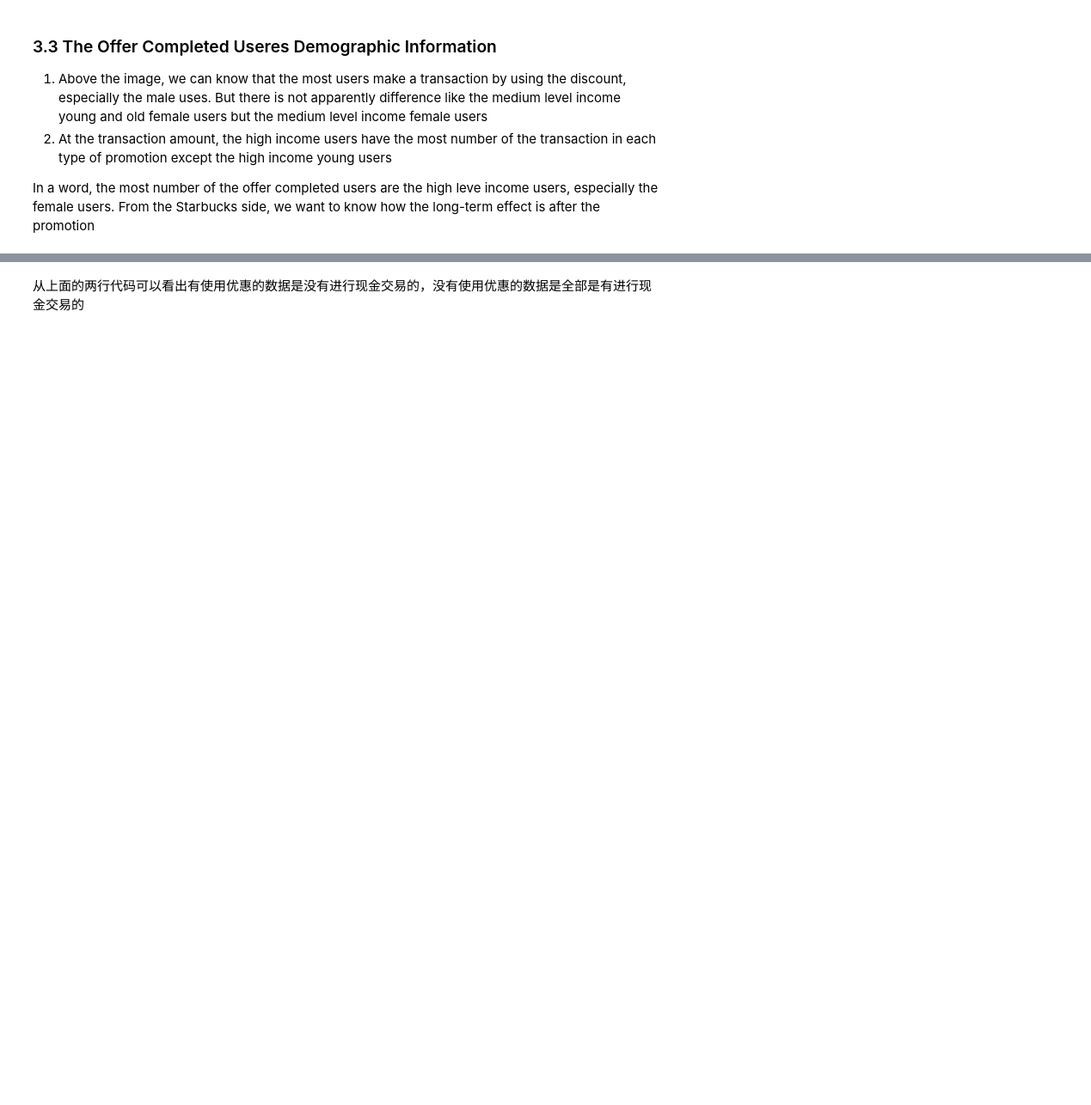
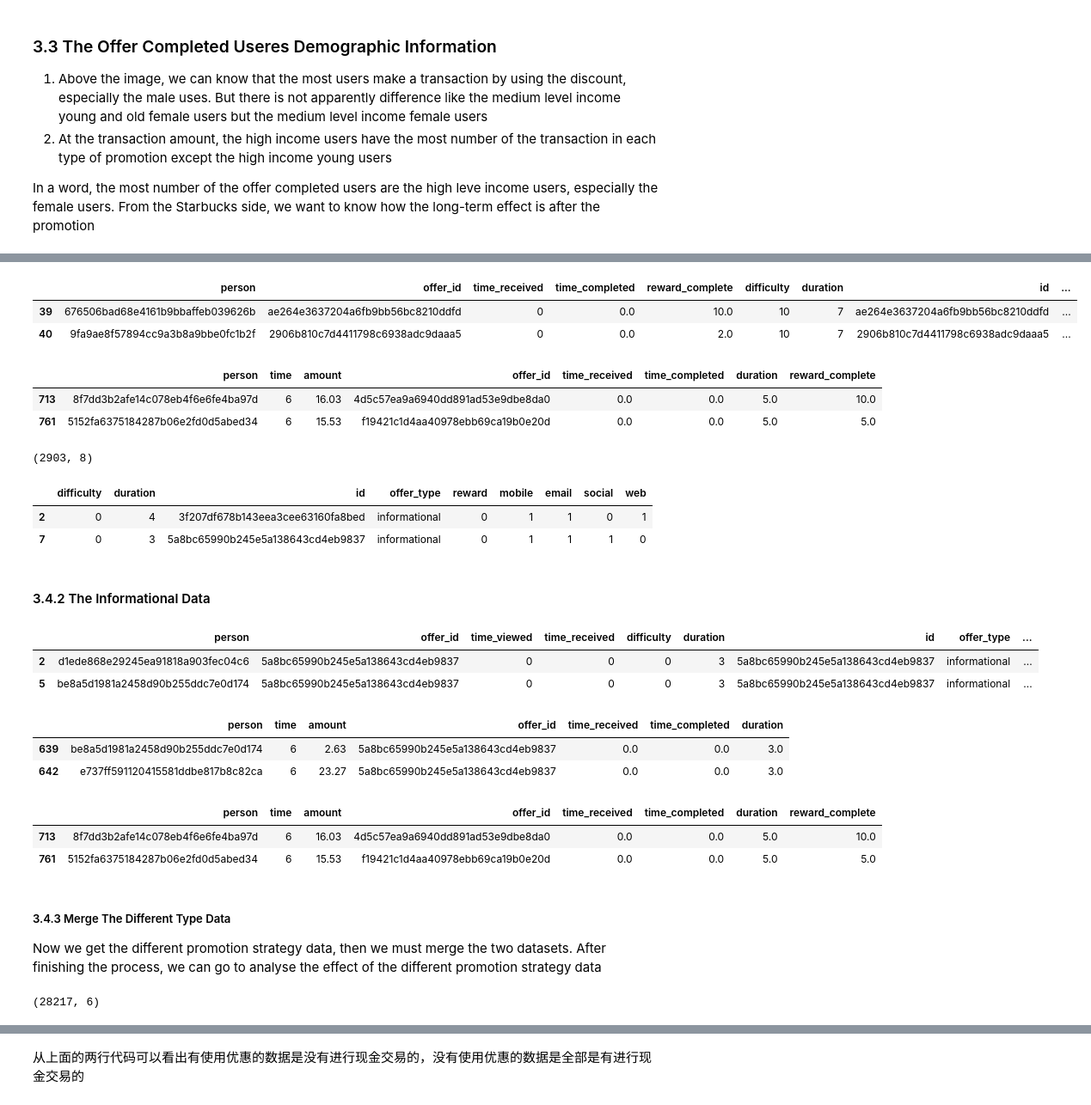
Before and after one commit to ZenRay/StarbucksReport, a Jupyter notebook: Starbucks_Capstone_notebook.ipynb, the cells around one changed output, grey strips where cells are left out. Shown at 86% size. Drawn from its saved outputs; the diff is of its cells as text; code cells hidden in the pictures; blank space fills up the shorter version.

```diff
--- a/Starbucks_Capstone_notebook.ipynb
+++ b/Starbucks_Capstone_notebook.ipynb
@@ -562,0 +597,25 @@ In a word, the most number of the offer completed users are the high leve income
+# %%
+# get the offer_compeletion
+all_offer = pd.merge(
+    transcript.loc[transcript.event == "offer_received", ["person", "offer_id", "time"]],
+    transcript.loc[transcript.event == "offer_completed", ["person", "offer_id", "time", "reward"]],
+    how="left", on=["person", "offer_id"], suffixes=("_received", "_completed")
+)
+
+
+all_offer = all_offer.merge(
+    portfolio, how="left", left_on="offer_id", right_on="id", suffixes=("_complete", "_offer")
+)
+
+# clean the data value about the informational data, just keep the values BOGO | discount data
+offer_completion = all_offer.loc[(all_offer.offer_type != "informational")]
+# %%
+# filter the value with the validate offer duration
+offer_completion = offer_completion.loc[offer_completion.apply(
+            lambda x: 0 <= x["time_completed"] - x["time_received"] <= x["duration"], axis=1)]
+# %%
+offer_completion.head(2)
+# %% [output]
+|  | person | offer_id | time_received | time_completed | reward_complete | difficulty | duration | id | ... |
+| 39 | 676506bad68e4161b9bbaffeb039626b | ae264e3637204a6fb9bb56bc8210ddfd | 0 | 0.0 | 10.0 | 10 | 7 | ae264e3637204a6fb9bb56bc8210ddfd | ... |
+| 40 | 9fa9ae8f57894cc9a3b8a9bbe0fc1b2f | 2906b810c7d4411798c6938adc9daaa5 | 0 | 0.0 | 2.0 | 10 | 7 | 2906b810c7d4411798c6938adc9daaa5 | ... |
@@ -562,0 +634,18 @@ In a word, the most number of the offer completed users are the high leve income
+# %%
+after_offer.head(2)
+# %% [output]
+|  | person | time | amount | offer_id | time_received | time_completed | duration | reward_complete |
+| 713 | 8f7dd3b2afe14c078eb4f6e6fe4ba97d | 6 | 16.03 | 4d5c57ea9a6940dd891ad53e9dbe8da0 | 0.0 | 0.0 | 5.0 | 10.0 |
+| 761 | 5152fa6375184287b06e2fd0d5abed34 | 6 | 15.53 | f19421c1d4aa40978ebb69ca19b0e20d | 0.0 | 0.0 | 5.0 | 5.0 |
+# %%
+after_offer.person.nunique(), after_offer.offer_id.nunique()
+# %% [output]
+(2903, 8)
+# %%
+portfolio[~portfolio.id.isin(after_offer.offer_id.unique())]
+# %% [output]
+|  | difficulty | duration | id | offer_type | reward | mobile | email | social | web |
+| 2 | 0 | 4 | 3f207df678b143eea3cee63160fa8bed | informational | 0 | 1 | 1 | 0 | 1 |
+| 7 | 0 | 3 | 5a8bc65990b245e5a138643cd4eb9837 | informational | 0 | 1 | 1 | 1 | 0 |
+# %% [markdown]
+#### 3.4.2 The Informational Data
@@ -562,0 +668,6 @@ In a word, the most number of the offer completed users are the high leve income
+# %%
+info_completion.head(2)
+# %% [output]
+|  | person | offer_id | time_viewed | time_received | difficulty | duration | id | offer_type | ... |
+| 2 | d1ede868e29245ea91818a903fec04c6 | 5a8bc65990b245e5a138643cd4eb9837 | 0 | 0 | 0 | 3 | 5a8bc65990b245e5a138643cd4eb9837 | informational | ... |
+| 5 | be8a5d1981a2458d90b255ddc7e0d174 | 5a8bc65990b245e5a138643cd4eb9837 | 0 | 0 | 0 | 3 | 5a8bc65990b245e5a138643cd4eb9837 | informational | ... |
@@ -562,0 +688,15 @@ In a word, the most number of the offer completed users are the high leve income
+# %%
+after_info.head(2)
+# %% [output]
+|  | person | time | amount | offer_id | time_received | time_completed | duration |
+| 639 | be8a5d1981a2458d90b255ddc7e0d174 | 6 | 2.63 | 5a8bc65990b245e5a138643cd4eb9837 | 0.0 | 0.0 | 3.0 |
+| 642 | e737ff591120415581ddbe817b8c82ca | 6 | 23.27 | 5a8bc65990b245e5a138643cd4eb9837 | 0.0 | 0.0 | 3.0 |
+# %%
+after_offer.head(2)
+# %% [output]
+|  | person | time | amount | offer_id | time_received | time_completed | duration | reward_complete |
+| 713 | 8f7dd3b2afe14c078eb4f6e6fe4ba97d | 6 | 16.03 | 4d5c57ea9a6940dd891ad53e9dbe8da0 | 0.0 | 0.0 | 5.0 | 10.0 |
+| 761 | 5152fa6375184287b06e2fd0d5abed34 | 6 | 15.53 | f19421c1d4aa40978ebb69ca19b0e20d | 0.0 | 0.0 | 5.0 | 5.0 |
+# %% [markdown]
+##### 3.4.3 Merge The Different Type Data
+Now we get the different promotion strategy data, then we must merge the two datasets. After finishing the process, we can go to analyse the effect of the different promotion strategy data
@@ -562,0 +708,4 @@ In a word, the most number of the offer completed users are the high leve income
+# %%
+after_promotion.shape
+# %% [output]
+(28217, 6)
```
Also changed, not shown: parts of 31 cells of this notebook.
